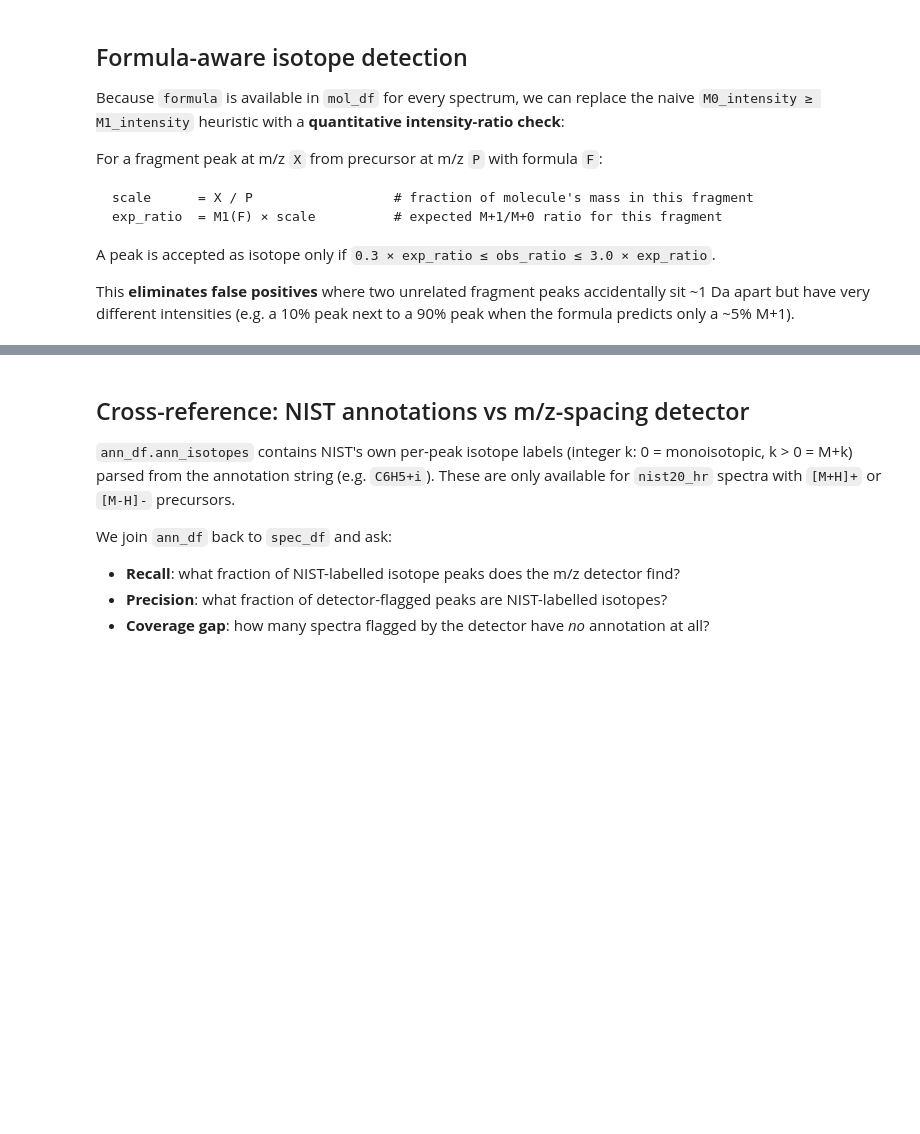
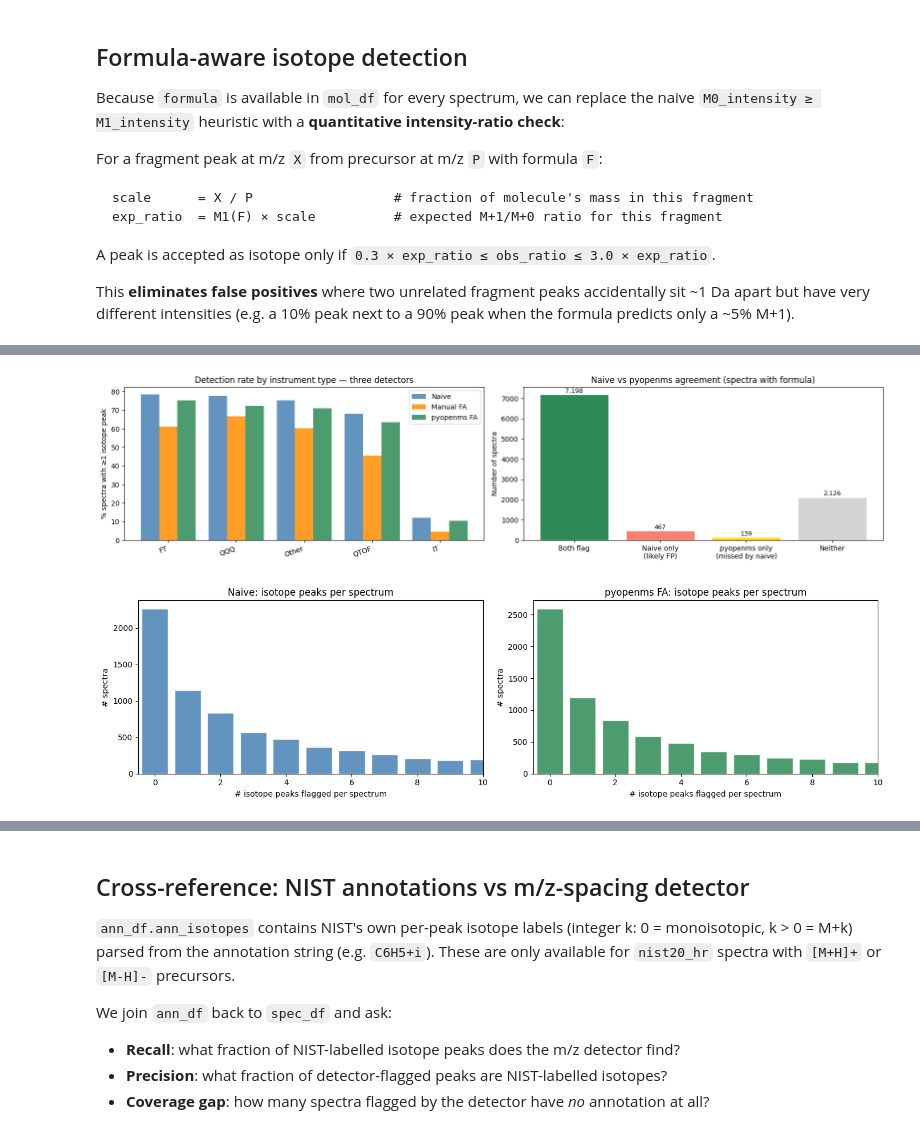
Before and after one commit to LZhang98/fragnnet, a Jupyter notebook: notebooks/isotope_peak_analysis.ipynb, the cells around one changed output, grey strips where cells are left out. Saved outputs shown, nothing was run; the diff lists cells and outputs as text; code cells hidden in the pictures; blank space fills up the shorter version.

Commit message:
pyopenms and iso stafff

```diff
--- a/notebooks/isotope_peak_analysis.ipynb
+++ b/notebooks/isotope_peak_analysis.ipynb
@@ -984,0 +1469,51 @@ print(f"\nOf peaks naive-detected as isotopes: {pct_in_window:.1f}% pass the for
+# %%
+# ── Plot 1: detection rate by inst_type for all three detectors ──────────────
+grp_naive3 = valid3.groupby("inst_type")["has_isotope"].mean().mul(100).rename("Naive")
+grp_fa3    = valid3.groupby("inst_type")["has_isotope_fa"].mean().mul(100).rename("Manual FA")
+grp_pom3   = valid3.groupby("inst_type")["has_isotope_pom"].mean().mul(100).rename("pyopenms FA")
+grp3 = pd.concat([grp_naive3, grp_fa3, grp_pom3], axis=1).sort_values("Naive", ascending=False)
+
+fig, axes = plt.subplots(1, 2, figsize=(16, 4))
+
+x = np.arange(len(grp3))
+w = 0.27
+axes[0].bar(x - w, grp3["Naive"],      w, label="Naive",       color="steelblue",  alpha=0.85)
+axes[0].bar(x,     grp3["Manual FA"],  w, label="Manual FA",   color="darkorange", alpha=0.85)
+axes[0].bar(x + w, grp3["pyopenms FA"],w, label="pyopenms FA", color="seagreen",   alpha=0.85)
+axes[0].set_xticks(x)
+axes[0].set_xticklabels(grp3.index, rotation=20, ha="right")
+axes[0].set_ylabel("% spectra with ≥1 isotope peak")
+axes[0].set_title("Detection rate by instrument type — three detectors")
+axes[0].legend()
+
+# ── Plot 2: Venn-style bar: agreement between naive and pyopenms ──────────────
+cats   = ["Both flag", "Naive only\n(likely FP)", "pyopenms only\n(missed by naive)", "Neither"]
+counts = [both_naive_pom, naive_only, pom_only, neither]
+colors = ["seagreen", "salmon", "gold", "lightgrey"]
+bars = axes[1].bar(cats, counts, color=colors, edgecolor="white")
+for bar, cnt in zip(bars, counts):
+    axes[1].text(bar.get_x() + bar.get_width() / 2, bar.get_height() + 5,
+                 f"{cnt:,}", ha="center", va="bottom", fontsize=9)
+axes[1].set_ylabel("Number of spectra")
+axes[1].set_title("Naive vs pyopenms agreement (spectra with formula)")
+plt.tight_layout()
+plt.show()
+
+# ── Plot 3: n_isotope per spectrum — naive vs pyopenms ────────────────────────
+fig, axes = plt.subplots(1, 2, figsize=(14, 4))
+for ax, col, label, color in [
+    (axes[0], "n_isotope",     "Naive",       "steelblue"),
+    (axes[1], "n_isotope_pom", "pyopenms FA", "seagreen"),
+]:
+    vals = valid3[col].dropna().astype(int)
+    counts_arr = vals.value_counts().sort_index()
+    ax.bar(counts_arr.index, counts_arr.values, color=color, alpha=0.85, edgecolor="white")
+    ax.set_xlabel("# isotope peaks flagged per spectrum")
+    ax.set_ylabel("# spectra")
+    ax.set_title(f"{label}: isotope peaks per spectrum")
+    ax.set_xlim(-0.5, min(counts_arr.index.max() + 1, 10))
+plt.tight_layout()
+plt.show()
+# %% [output]
+[figure, added]
+[figure, added]
```
Also changed, not shown: parts of 38 cells of this notebook, 11 other files.
